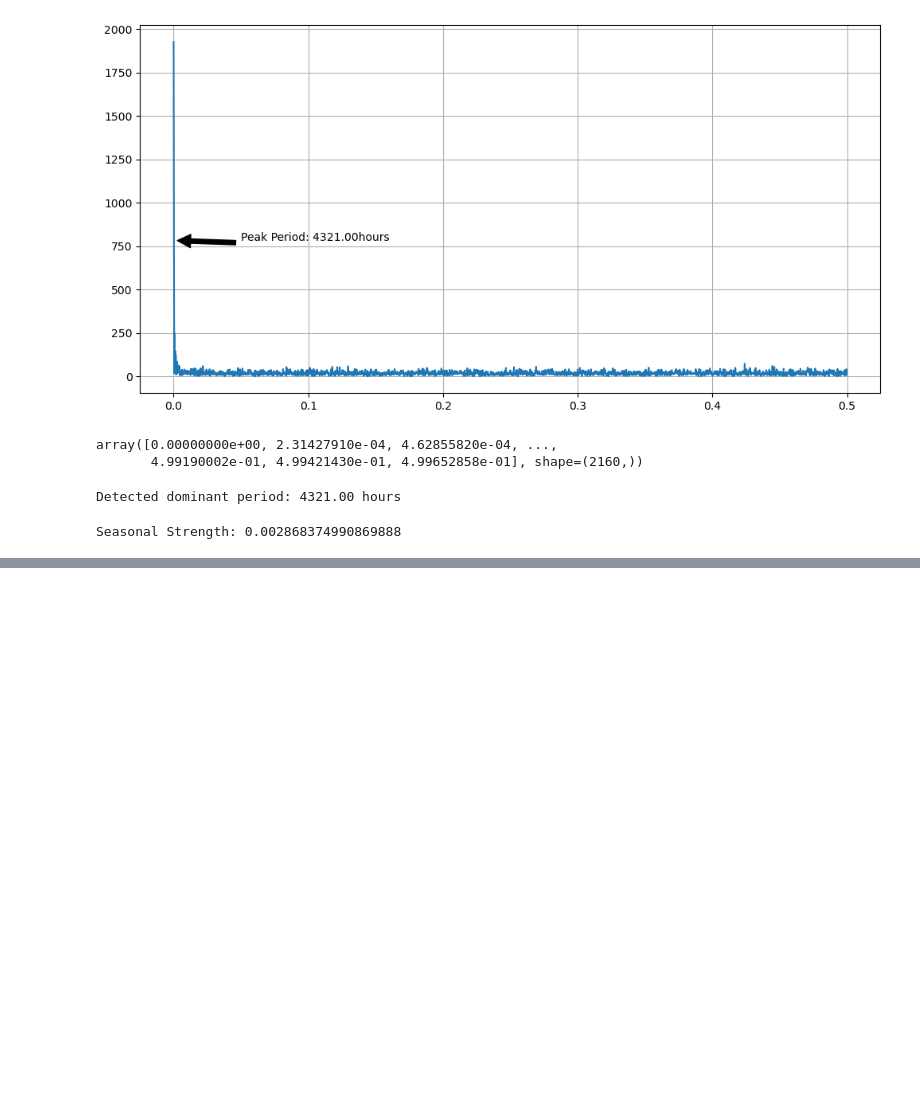
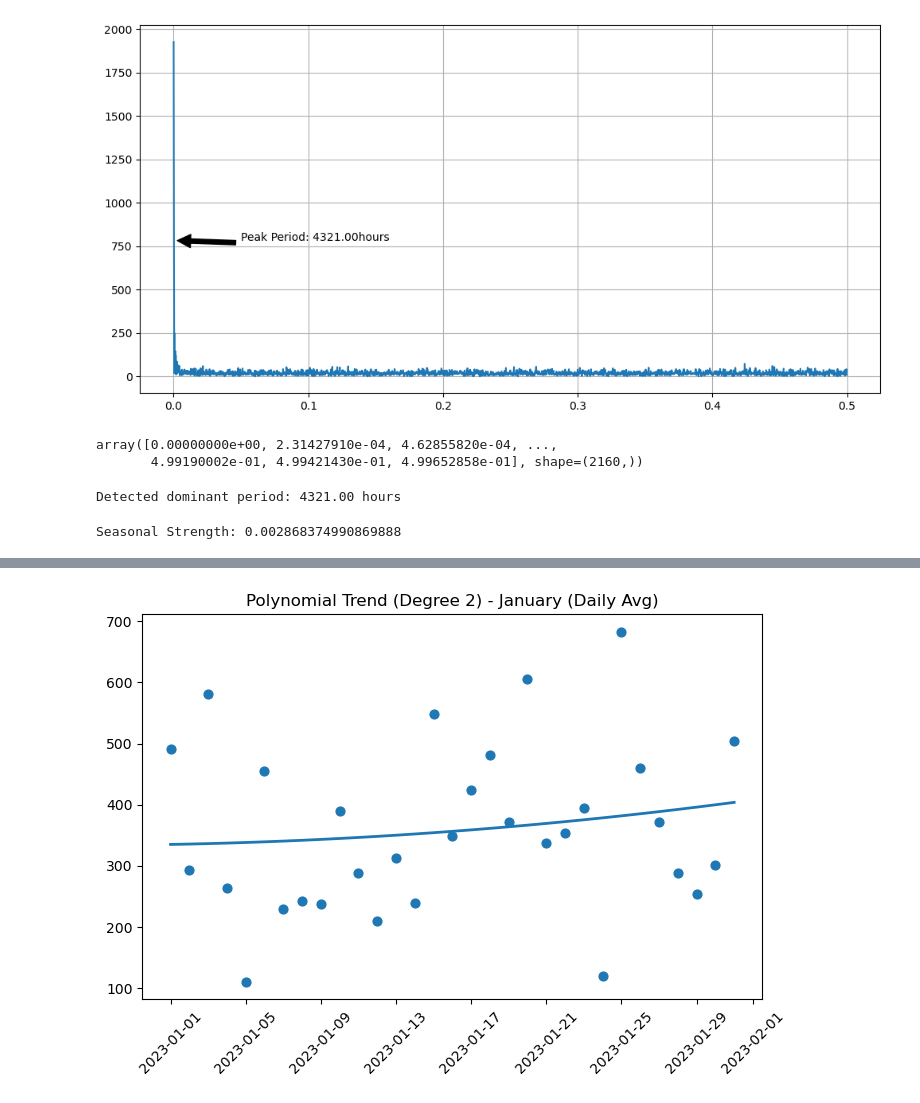
Before and after one commit to mailech/SmartEnergy-Consumption, a Jupyter notebook: Preprocessing.ipynb, the cells around one changed output, grey strips where cells are left out. Cells and saved outputs as stored; diff of their text form; code cells hidden in the pictures; blank space fills up the shorter version.

```diff
--- a/Preprocessing.ipynb
+++ b/Preprocessing.ipynb
@@ -144,0 +221,26 @@ Seasonal Strength: 0.002868374990869888
+# %%
+jan_daily = jan_daily.reset_index()
+jan_daily['time_index'] = np.arange(len(jan_daily))
+# %%
+from sklearn.preprocessing import PolynomialFeatures
+from sklearn.linear_model import LinearRegression
+
+x = jan_daily[['time_index']]
+y = jan_daily['total_power']
+
+poly = PolynomialFeatures(degree=2)
+X_poly = poly.fit_transform(x)
+
+model = LinearRegression()
+model.fit(X_poly, y)
+
+y_pred = model.predict(X_poly)
+# %%
+plt.figure(figsize=(8,5))
+plt.scatter(jan_daily['timestamp'], y, s=40)
+plt.plot(jan_daily['timestamp'], y_pred, linewidth=2)
+plt.title("Polynomial Trend (Degree 2) - January (Daily Avg)")
+plt.xticks(rotation=45)
+plt.show()
+# %% [output]
+[figure, added]
```
Also changed, not shown: parts of 5 cells of this notebook.
